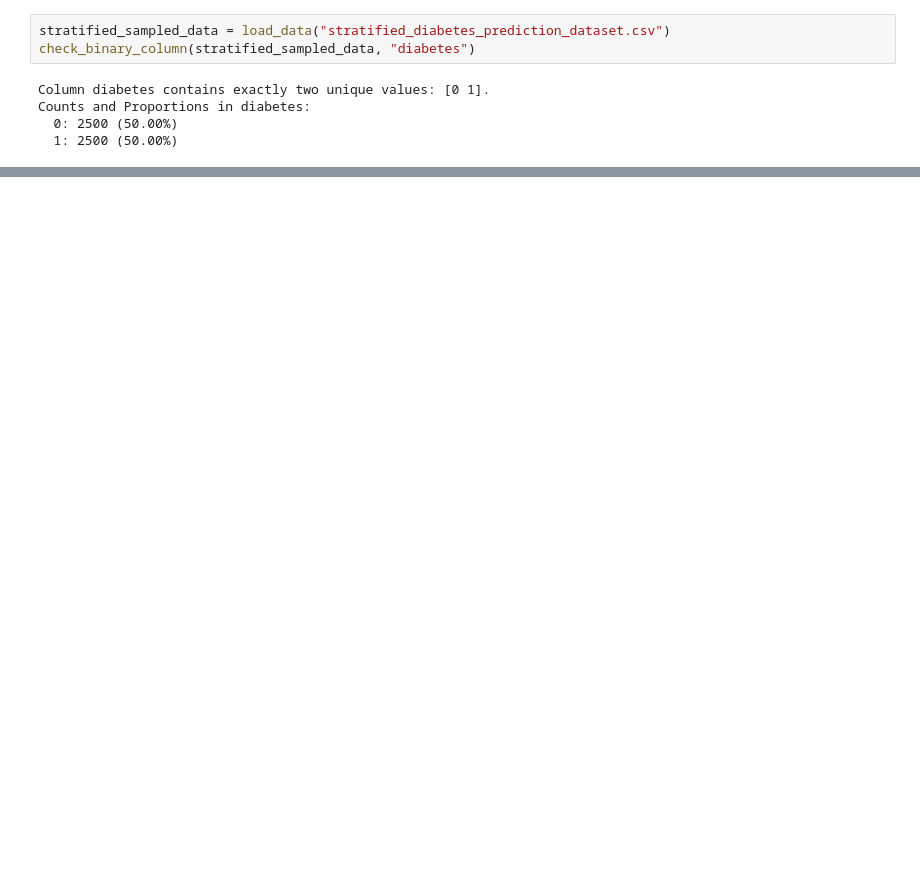
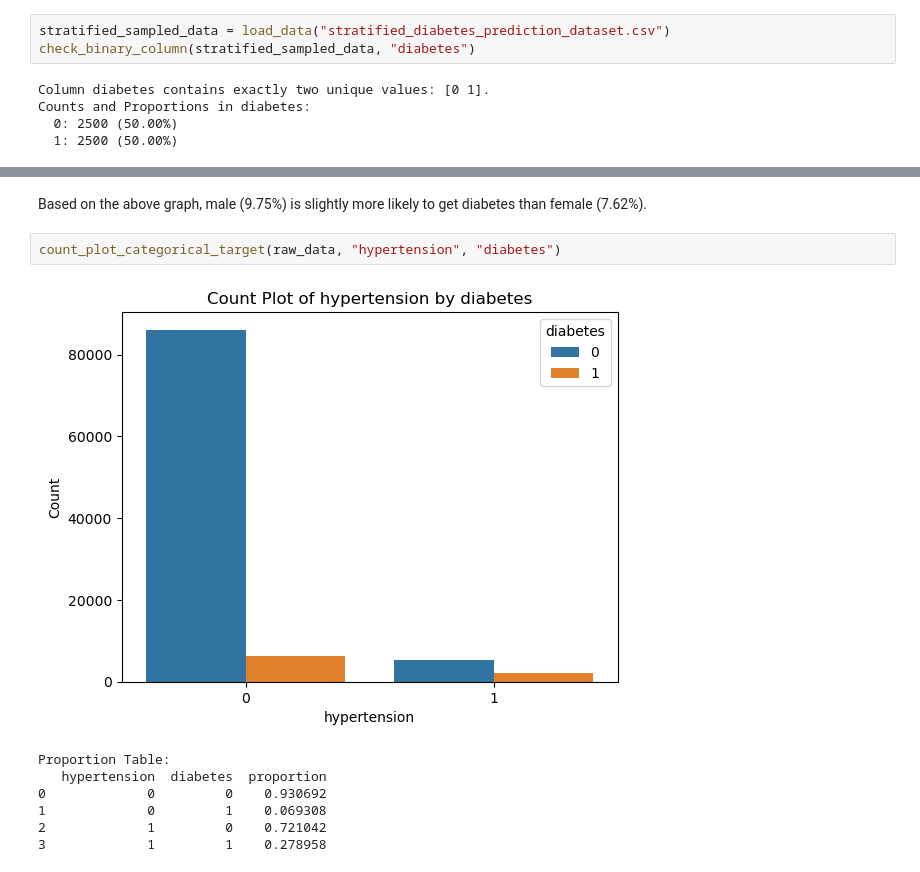
Before and after one commit to edwinyeungcam/D100_Project, a Jupyter notebook: eda_cleaning.ipynb, the cells around one changed output, grey strips where cells are left out. Cells and saved outputs as stored; diff of their text form; blank space fills up the shorter version.

```diff
--- a/eda_cleaning.ipynb
+++ b/eda_cleaning.ipynb
@@ -90,0 +121,12 @@ All columns have complete data, except for smoking_history, which has 36% missin
+# %% [markdown]
+Based on the above graph, male (9.75%) is slightly more likely to get diabetes than female (7.62%).
+# %%
+count_plot_categorical_target(raw_data, "hypertension", "diabetes")
+# %% [output]
+[figure, added]
+Proportion Table:
+   hypertension  diabetes  proportion
+0             0         0    0.930692
+1             0         1    0.069308
+2             1         0    0.721042
+3             1         1    0.278958
```
Also changed, not shown: parts of 74 cells of this notebook, 5 other files.
